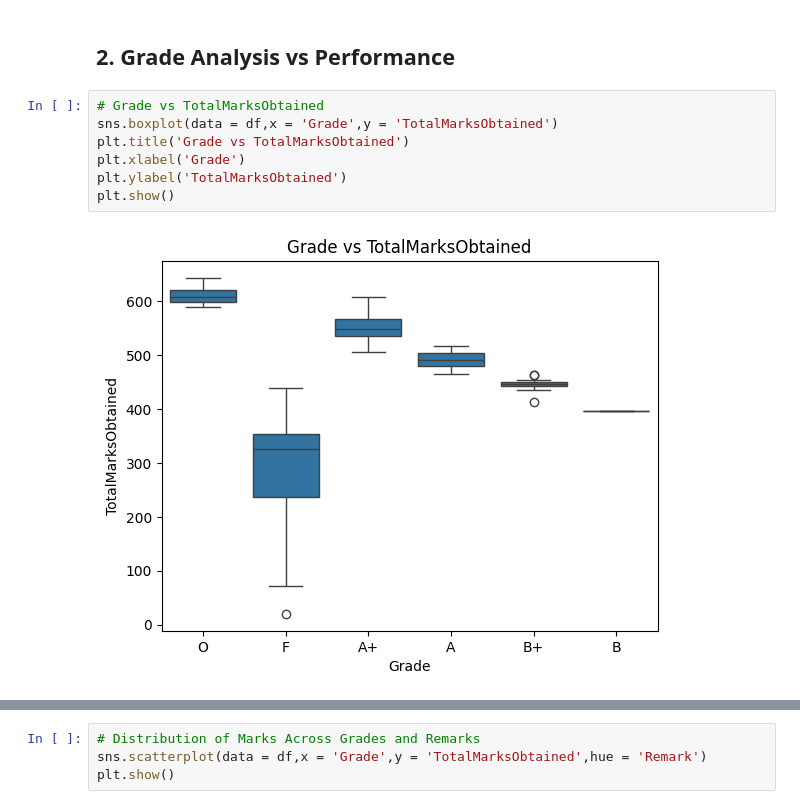
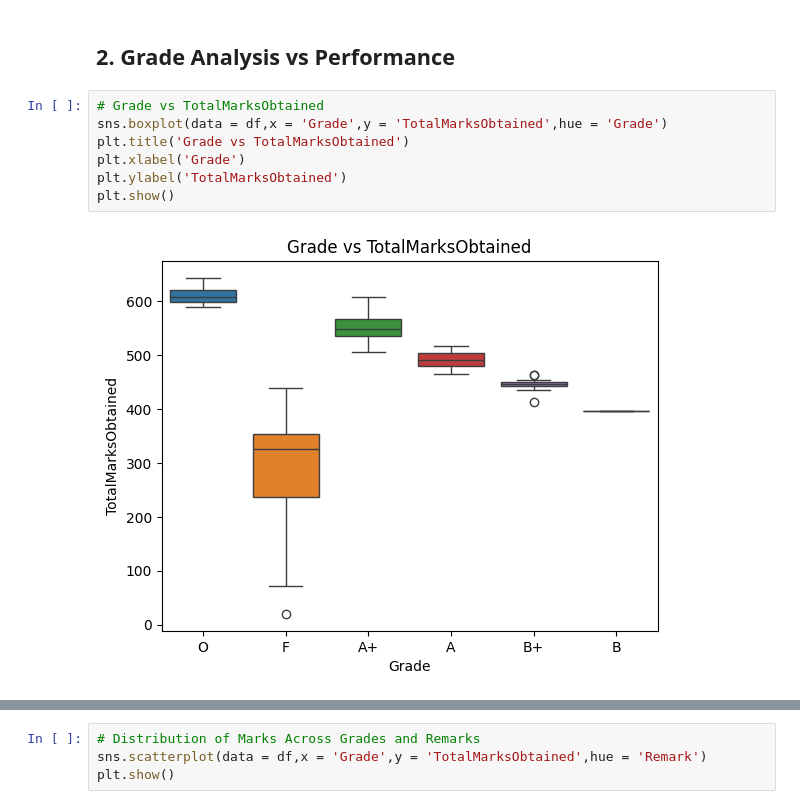
Before and after one commit to Vivek02Sharma/Student-Performance-Analysis-and-Prediction, a Jupyter notebook: notebooks/01_data_exploration.ipynb, the cells around one changed output, grey strips where cells are left out. Saved outputs shown, nothing was run; the diff lists cells and outputs as text.

```diff
--- a/notebooks/01_data_exploration.ipynb
+++ b/notebooks/01_data_exploration.ipynb
@@ -308,12 +308,12 @@ plt.show()
 ## 2. Grade Analysis vs Performance
 # %%
 # Grade vs TotalMarksObtained
-sns.boxplot(data = df,x = 'Grade',y = 'TotalMarksObtained')
+sns.boxplot(data = df,x = 'Grade',y = 'TotalMarksObtained',hue = 'Grade')
 plt.title('Grade vs TotalMarksObtained')
 plt.xlabel('Grade')
 plt.ylabel('TotalMarksObtained')
 plt.show()
 # %% [output]
-[figure, old version]
+[figure, new version]
 # %%
 # Grade vs Percentage
```
Also changed, not shown: parts of 16 cells of this notebook, 17 other files.
